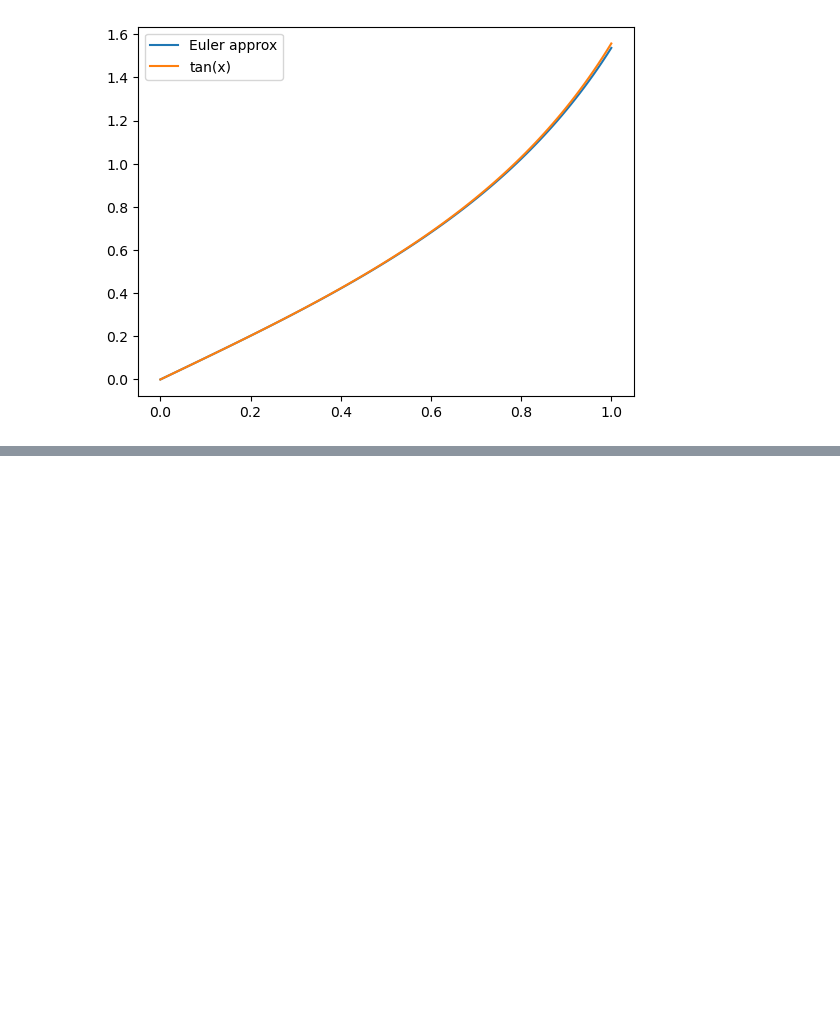
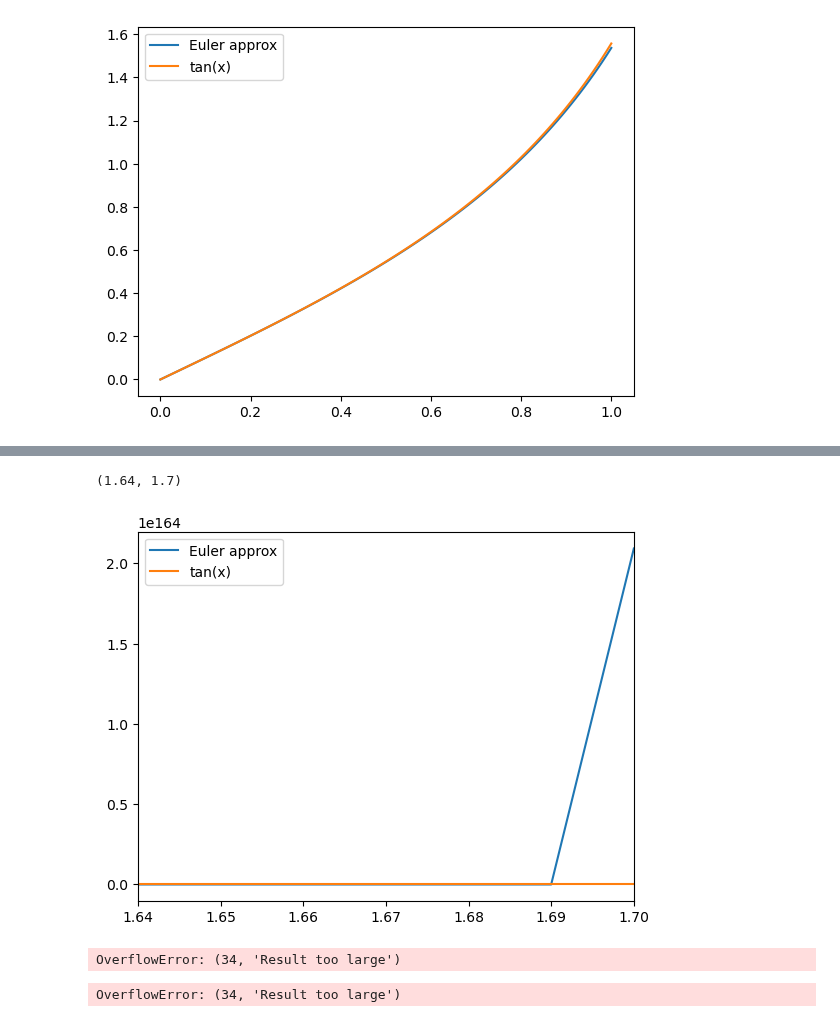
Before and after one commit to kparrine/Computational_Astro, a Jupyter notebook: C3/C3.ipynb, the cells around one changed output, grey strips where cells are left out. Cells and saved outputs as stored; diff of their text form; code cells hidden in the pictures; blank space fills up the shorter version.

```diff
--- a/C3/C3.ipynb
+++ b/C3/C3.ipynb
@@ -33,0 +65,27 @@ plt.legend()
+# %%
+x_vals, y_vals = E_Method(xi=0,yi=0,steps=170)
+plt.plot(x_vals,y_vals, label="Euler approx")
+plt.plot(x_vals,np.tan(x_vals),label = "tan(x)")
+plt.legend()
+plt.xlim(1.64,1.70)
+# %% [output]
+(1.64, 1.7)
+[figure, added]
+# %%
+ran_con = [0.1,0.01,0.001,0.0001,1e-5,1e-6]
+
+for i in ran_con:
+    x_vals, y_vals = E_Method(xi=0,yi=0,h=i,steps=150)
+    plt.plot(x_vals,y_vals, label="Euler approx")
+
+plt.plot(x_vals,np.tan(x_vals),label = "tan(x)")
+plt.legend()
+# %% [output]
+OverflowError: (34, 'Result too large')
+# %%
+x_vals, y_vals = E_Method(xi=0,yi=0,h=0.01,steps=1500)
+plt.plot(x_vals,y_vals, label="Euler approx")
+plt.plot(x_vals,np.tan(x_vals),label = "tan(x)")
+plt.legend()
+# %% [output]
+OverflowError: (34, 'Result too large')
```
Also changed, not shown: parts of 13 cells of this notebook.
